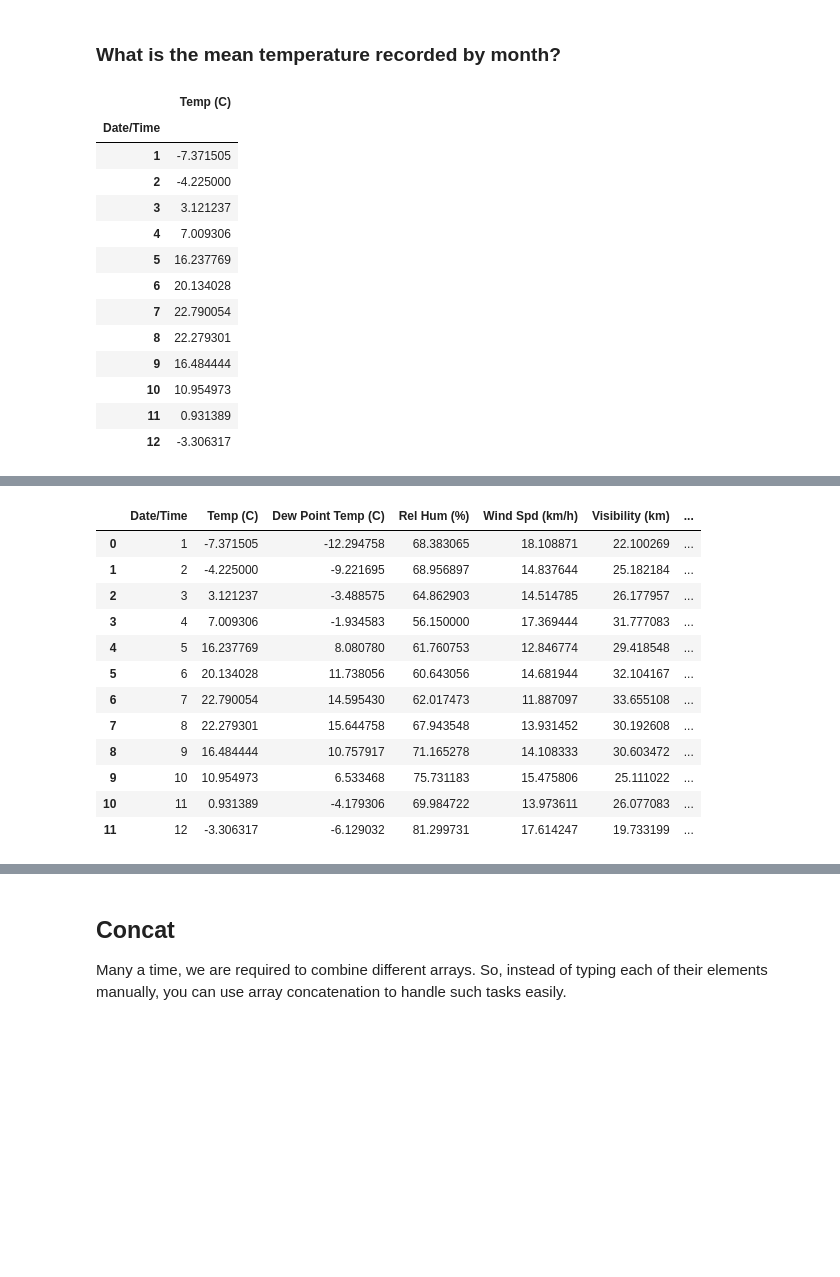
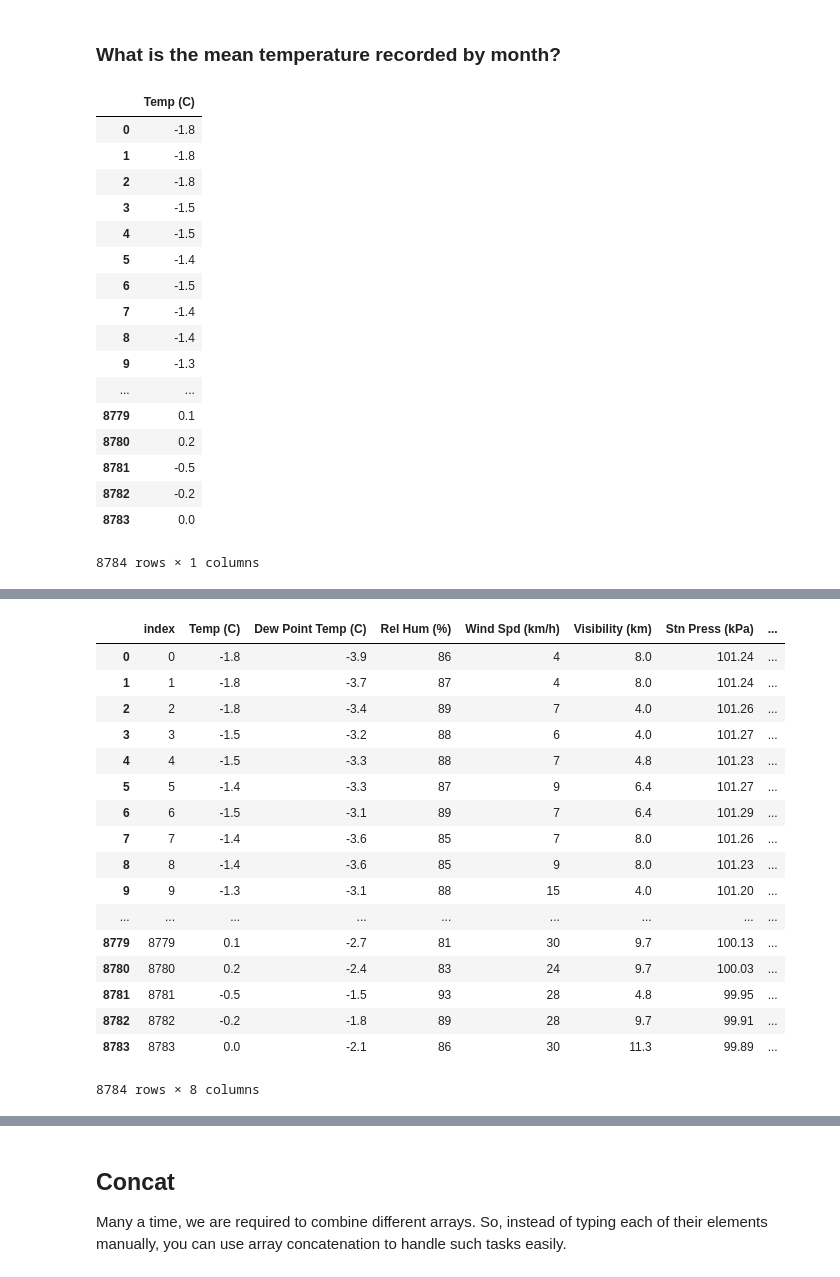
Before and after one commit to MayureshShilotri/26-Weeks-Of-Data-Science, a Jupyter notebook: Week-04-Pandas-Advanced/notebooks/Week-4 notebook.ipynb, the cells around one changed output, grey strips where cells are left out. Cells and saved outputs as stored; diff of their text form; code cells hidden in the pictures; blank space fills up the shorter version.

Commit message:
Made changes to week4 (df2_weather)

```diff
--- a/Week-04-Pandas-Advanced/notebooks/Week-4 notebook.ipynb
+++ b/Week-04-Pandas-Advanced/notebooks/Week-4 notebook.ipynb
@@ -649,8 +643,8 @@ Name: Visibility (km), dtype: float64
 # %% [markdown]
 ### Adding/Updating Columns
 # %%
-visibility_in_meter = weather_df2["Visibility (km)"] * 1000
-weather_df2["Visibility (m)"] = visibility_in_meter
+visibility_in_meter = weather_df["Visibility (km)"] * 1000
+weather_df["Visibility (m)"] = visibility_in_meter
 
-weather_df2.head()
+weather_df.head()
 # %% [output]
@@ -675,6 +668,6 @@ The rename() method allows you to relabel an axis based on some mapping (a dict
 # %%
 # Notice the "inplace=True" parameter. This means the renaming has been assigned in the old DataFrame itself
 
-weather_df2.rename(columns={'Visibility (m)': 'Visibility (meters)'}, inplace=True)
-weather_df2.head()
+weather_df.rename(columns={'Visibility (m)': 'Visibility (meters)'}, inplace=True)
+weather_df.head()
 # %% [output]
@@ -833,23 +823,27 @@ pivot_df.reset_index()
 # %% [markdown]
 ### What is the mean temperature recorded by month?
 # %%
-mean_temperature_df = weather_df2.pivot_table(values='Temp (C)', index=weather_df2.index.month, aggfunc=np.mean)
+mean_temperature_df = weather_df.pivot_table(values='Temp (C)', index=weather_df.index, aggfunc=np.mean)
 mean_temperature_df
 # %% [output]
 |  | Temp (C) |
-| Date/Time |  |
-| 1 | -7.371505 |
-| 2 | -4.225000 |
-| 3 | 3.121237 |
-| 4 | 7.009306 |
-| 5 | 16.237769 |
-| 6 | 20.134028 |
-| 7 | 22.790054 |
-| 8 | 22.279301 |
-| 9 | 16.484444 |
-| 10 | 10.954973 |
-| 11 | 0.931389 |
-| 12 | -3.306317 |
+| 0 | -1.8 |
+| 1 | -1.8 |
+| 2 | -1.8 |
+| 3 | -1.5 |
+| 4 | -1.5 |
+| 5 | -1.4 |
+| 6 | -1.5 |
+| 7 | -1.4 |
+| 8 | -1.4 |
+| 9 | -1.3 |
+| ... | ... |
+| 8779 | 0.1 |
+| 8780 | 0.2 |
+| 8781 | -0.5 |
+| 8782 | -0.2 |
+| 8783 | 0.0 |
+8784 rows × 1 columns
 # %% [markdown]
 <img src="../images/icon/Technical-Stuff.png" alt="Concept-Alert" style="width: 100px;float:left; margin-right:15px"/>
 <br />
@@ -869,22 +863,27 @@ In many situations, we split the data into sets and we apply some functionality
 - Transformation − perform some group-specific operation
 - Filtration − discarding the data with some condition
 # %%
-mean_temperature_df2 = weather_df2.groupby(weather_df2.index.month).agg(np.mean).reset_index()
+mean_temperature_df2 = weather_df.groupby(weather_df.index).agg(np.mean).reset_index()
 mean_temperature_df2
 # %% [output]
-|  | Date/Time | Temp (C) | Dew Point Temp (C) | Rel Hum (%) | Wind Spd (km/h) | Visibility (km) | ... |
-| 0 | 1 | -7.371505 | -12.294758 | 68.383065 | 18.108871 | 22.100269 | ... |
-| 1 | 2 | -4.225000 | -9.221695 | 68.956897 | 14.837644 | 25.182184 | ... |
-| 2 | 3 | 3.121237 | -3.488575 | 64.862903 | 14.514785 | 26.177957 | ... |
-| 3 | 4 | 7.009306 | -1.934583 | 56.150000 | 17.369444 | 31.777083 | ... |
-| 4 | 5 | 16.237769 | 8.080780 | 61.760753 | 12.846774 | 29.418548 | ... |
-| 5 | 6 | 20.134028 | 11.738056 | 60.643056 | 14.681944 | 32.104167 | ... |
-| 6 | 7 | 22.790054 | 14.595430 | 62.017473 | 11.887097 | 33.655108 | ... |
-| 7 | 8 | 22.279301 | 15.644758 | 67.943548 | 13.931452 | 30.192608 | ... |
-| 8 | 9 | 16.484444 | 10.757917 | 71.165278 | 14.108333 | 30.603472 | ... |
-| 9 | 10 | 10.954973 | 6.533468 | 75.731183 | 15.475806 | 25.111022 | ... |
-| 10 | 11 | 0.931389 | -4.179306 | 69.984722 | 13.973611 | 26.077083 | ... |
-| 11 | 12 | -3.306317 | -6.129032 | 81.299731 | 17.614247 | 19.733199 | ... |
+|  | index | Temp (C) | Dew Point Temp (C) | Rel Hum (%) | Wind Spd (km/h) | Visibility (km) | Stn Press (kPa) | ... |
+| 0 | 0 | -1.8 | -3.9 | 86 | 4 | 8.0 | 101.24 | ... |
+| 1 | 1 | -1.8 | -3.7 | 87 | 4 | 8.0 | 101.24 | ... |
+| 2 | 2 | -1.8 | -3.4 | 89 | 7 | 4.0 | 101.26 | ... |
+| 3 | 3 | -1.5 | -3.2 | 88 | 6 | 4.0 | 101.27 | ... |
+| 4 | 4 | -1.5 | -3.3 | 88 | 7 | 4.8 | 101.23 | ... |
+| 5 | 5 | -1.4 | -3.3 | 87 | 9 | 6.4 | 101.27 | ... |
+| 6 | 6 | -1.5 | -3.1 | 89 | 7 | 6.4 | 101.29 | ... |
+| 7 | 7 | -1.4 | -3.6 | 85 | 7 | 8.0 | 101.26 | ... |
+| 8 | 8 | -1.4 | -3.6 | 85 | 9 | 8.0 | 101.23 | ... |
+| 9 | 9 | -1.3 | -3.1 | 88 | 15 | 4.0 | 101.20 | ... |
+| ... | ... | ... | ... | ... | ... | ... | ... | ... |
+| 8779 | 8779 | 0.1 | -2.7 | 81 | 30 | 9.7 | 100.13 | ... |
+| 8780 | 8780 | 0.2 | -2.4 | 83 | 24 | 9.7 | 100.03 | ... |
+| 8781 | 8781 | -0.5 | -1.5 | 93 | 28 | 4.8 | 99.95 | ... |
+| 8782 | 8782 | -0.2 | -1.8 | 89 | 28 | 9.7 | 99.91 | ... |
+| 8783 | 8783 | 0.0 | -2.1 | 86 | 30 | 11.3 | 99.89 | ... |
+8784 rows × 8 columns
 # %% [markdown]
 <img src="../images/icon/Technical-Stuff.png" alt="Concept-Alert" style="width: 100px;float:left; margin-right:15px"/>
 <br />
```
Also changed, not shown: parts of 17 cells of this notebook.
